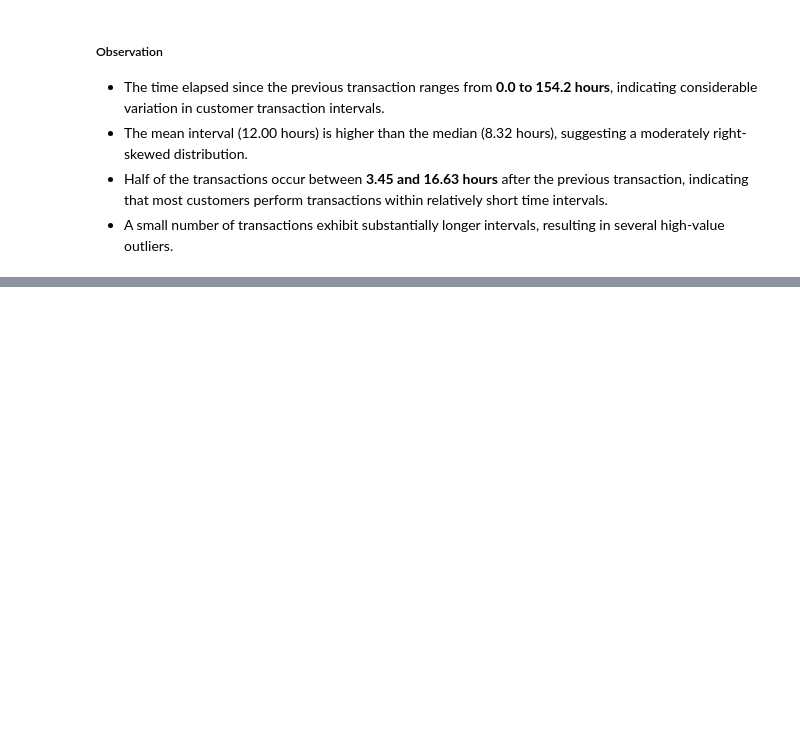
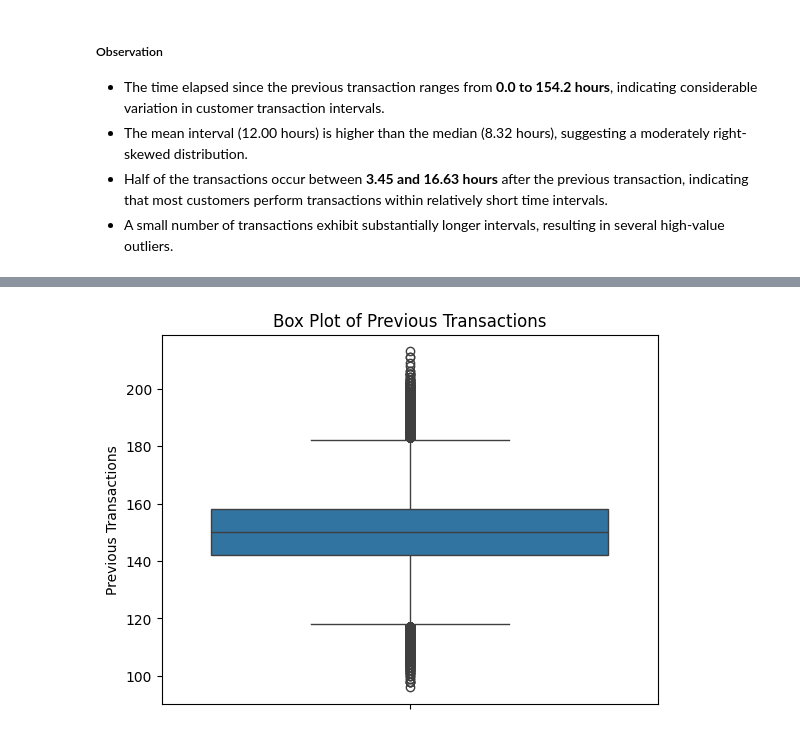
Before and after one commit to abhi-saurav-saroya/bank-fraud-eda, a Jupyter notebook: notebooks/02_exploratory_data_analysis.ipynb, the cells around one changed output, grey strips where cells are left out. Cells and saved outputs as stored; diff of their text form; code cells hidden in the pictures; blank space fills up the shorter version.

```diff
--- a/notebooks/02_exploratory_data_analysis.ipynb
+++ b/notebooks/02_exploratory_data_analysis.ipynb
@@ -708,0 +747,11 @@ plt.show()
+# %%
+sns.boxplot(
+    df["num_prev_transactions"]
+)
+
+plt.ylabel("Previous Transactions")
+plt.title("Box Plot of Previous Transactions")
+
+plt.show()
+# %% [output]
+[figure, added]
```
Also changed, not shown: parts of 6 cells of this notebook.
